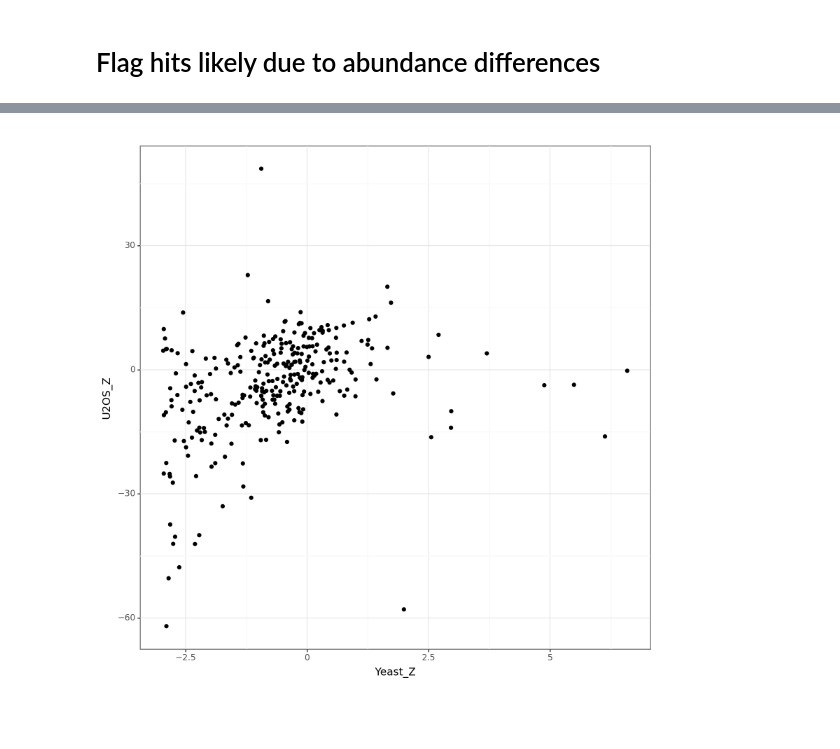
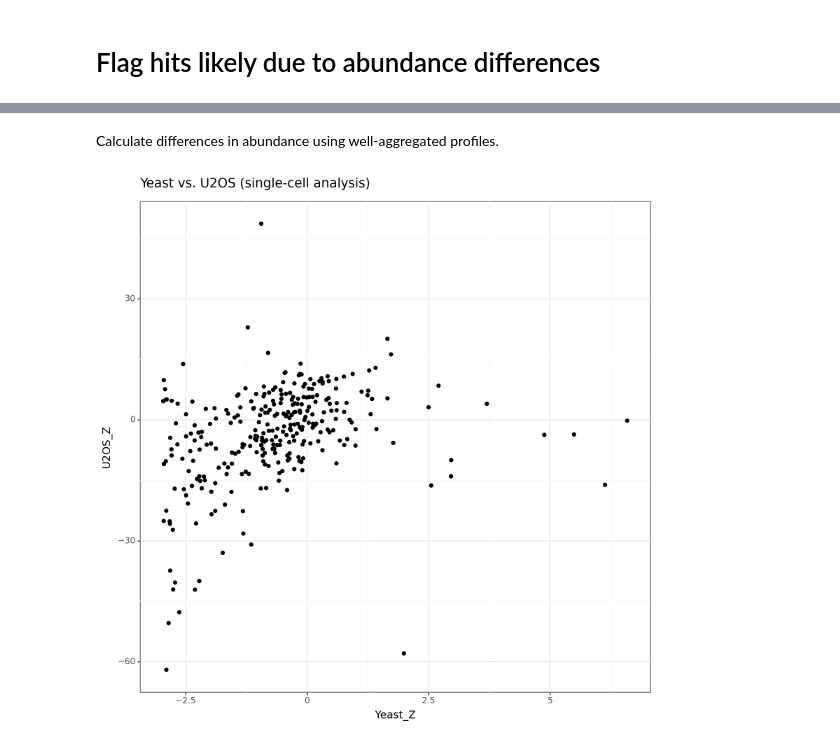
Before and after one commit to runxi-shen/2021_09_01_VarChAMP, a Jupyter notebook: 7.downstream_analysis_jess/final_notebooks/5_flag_abundance_hits.ipynb, the cells around one changed output, grey strips where cells are left out. Drawn from its saved outputs; the diff is of its cells as text; code cells hidden in the pictures; blank space fills up the shorter version.

Commit message:
refactor final analysis notebooks

```diff
--- a/7.downstream_analysis_jess/final_notebooks/5_flag_abundance_hits.ipynb
+++ b/7.downstream_analysis_jess/final_notebooks/5_flag_abundance_hits.ipynb
@@ -159,5 +200,5 @@ def lmm(fix_var: str, rand_var: str, reference: str, var: str, dat):
 # %%
-abun_stats = []
+sc_abun_stats = []
 for allele in tqdm(misloc_alleles):
     temp_class = ind_class.filter(pl.col("allele_0") == allele)
     temp_prof = profiles.filter(
@@ -167,7 +208,7 @@ for allele in tqdm(misloc_alleles):
             | pl.col("Metadata_Well").is_in(temp_class.select("well_0"))
         )
     )
-    abun_stats.append(
+    sc_abun_stats.append(
         lmm(
             "Cells_Intensity_MedianIntensity_GFP",
             "Metadata_Plate",
@@ -177,5 +218,5 @@ for allele in tqdm(misloc_alleles):
         )
     )
 
-abun_stats = pl.concat(abun_stats, how="vertical")
-abun_stats = abun_stats.rename({"z": "U2OS_Z"})
+sc_abun_stats = pl.concat(sc_abun_stats, how="vertical")
+sc_abun_stats = sc_abun_stats.rename({"z": "U2OS_Z"})
@@ -181,0 +225,2 @@ abun_stats = abun_stats.rename({"z": "U2OS_Z"})
+# %% [markdown]
+Calculate differences in abundance using well-aggregated profiles.
@@ -192,21 +261,25 @@ yeast_abun = (
     .with_columns(pl.col("z_abundance_change").cast(pl.Float64))
     .rename({"z_abundance_change": "Yeast_Z"})
 )
-abun_both = abun_stats.join(yeast_abun, on="Variant", how="left").filter(
+abun_yeast_sc = sc_abun_stats.join(yeast_abun, on="Variant", how="left").filter(
     pl.col("Yeast_Z").is_not_null()
 )
+abun_yeast_well = well_abun_stats.join(yeast_abun, on="Variant", how="left").filter(
+    pl.col("Yeast_Z").is_not_null()
+)
 # %%
-from plotnine import aes, geom_point, ggplot, theme_bw
+from plotnine import aes, geom_point, ggplot, theme_bw, labs
 
 plotnine.options.figure_size = (8, 8)
 plot1 = (
     ggplot(
-        abun_both,
+        abun_yeast_sc,
         aes(x="Yeast_Z", y="U2OS_Z"),
     )
     + geom_point()
     + theme_bw()
+    + labs(title="Yeast vs. U2OS (single-cell analysis)")
 )
 print(plot1)
 # %% [output]
-[figure, old version]
+[figure, new version]
```
Also changed, not shown: parts of 8 cells of this notebook, 7 other files.
